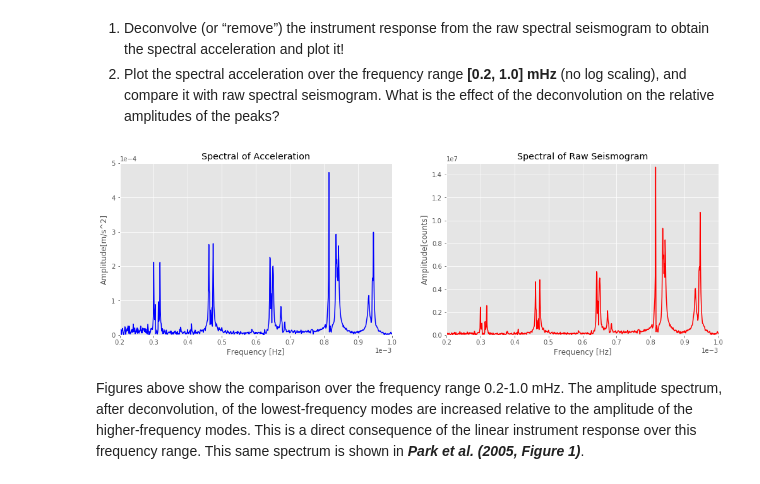
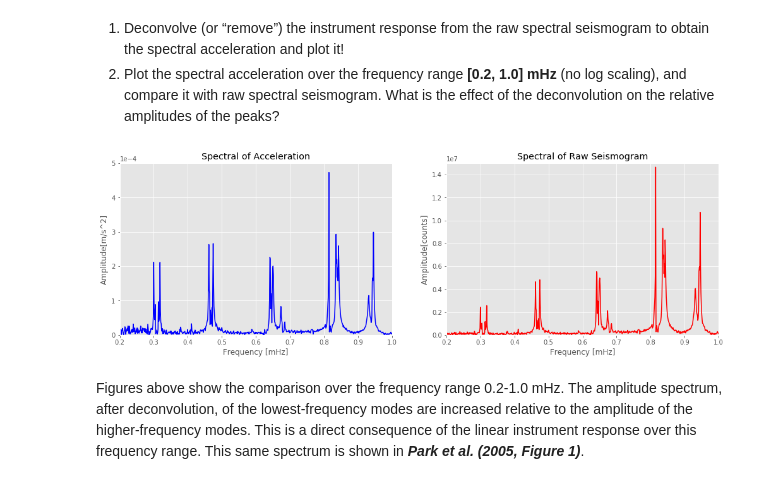
Before and after one commit to heinerigel/2017-JupyterNotebooksForGeophysics, a Jupyter notebook: Notebooks/05_SumatraEarthquake/Sumatra_PartA_presentation/SumatraA_Problem2.ipynb, the cells around one changed output. Saved outputs shown, nothing was run; the diff lists cells and outputs as text; code cells hidden in the pictures.

```diff
--- a/Notebooks/05_SumatraEarthquake/Sumatra_PartA_presentation/SumatraA_Problem2.ipynb
+++ b/Notebooks/05_SumatraEarthquake/Sumatra_PartA_presentation/SumatraA_Problem2.ipynb
@@ -65,14 +65,14 @@ stream = st.copy()
 tr = stream[0]
 
 # Choosing the 1st stream, Specify sampling parameters and Nyquist frequency
-npts = stream[0].stats.npts           # number of samples
-df = stream[0].stats.sampling_rate    # sampling rate
-nsec = npts/df                        # sampling time
-timestep = 1/df                       # time step
-fNy = df / 2.0                        # Nyquist frequency
-dur_sec = npts/df                     # Duration of the seismogram in second
-dur_day = dur_sec/(24*60*60)          # Duration of the seismogram in day
-time = np.linspace(0,nsec,(nsec*df))  # time axis for plotting
+npts = tr.stats.npts                            # number of samples
+df = tr.stats.sampling_rate                     # sampling rate
+nsec = npts/df                                  # sampling time
+timestep = 1/df                                 # time step
+fNy = df / 2.0                                  # Nyquist frequency
+dur_sec = npts/df                               # Duration of the seismogram in second
+dur_day = dur_sec/(24*60*60)                    # Duration of the seismogram in day
+time = np.linspace(0,nsec,(nsec*df))/(24*3600)  # time axis for plotting (in day)
 
 print ("1. The duration of the seismogram is", dur_sec, "seconds or", dur_day, "days")
 print ("2. The time step is", timestep, "s")
@@ -86,8 +86,9 @@ plt.rcParams['lines.linewidth'] = 0.5
 plt.plot(time,tr.data)
 #print (starttime)                    #identify the start time of the seismogram
 plt.title('CAN[LHZ], starting time:2004-12-25T00:58:53.000000Z')
-plt.xlabel('Time [s]')
+plt.xlabel('Time [day]')
 plt.ylabel('Counts')
+plt.xlim(0,10)
 plt.ylim(-3E4,3E4)
 # %% [output]
 1. The duration of the seismogram is 863999.0 seconds or 9.999988425925926 days
@@ -158,8 +159,8 @@ The main features in the 10-day seismogram at Canberra are:
 5. What is the minimum (non-zero) allowable frequency and why? What is the corresponding period?
 # %%
 # Take a copy of the stream to avoid overwriting the original data
-can = st.copy()
-y  = can[0].data
+stream2 = st.copy()
+y = stream2[0].data
 
 # Taper
 taper_percentage = 0.1                          # Percentage of tapering applied to signal
@@ -172,11 +173,11 @@ y_detrend = detrend(y_taper, 'linear')
 # Frequency Domain
 y_fnew = np.fft.rfft(y_detrend)
 
-# zeros padding
+# Zeros padding
 y_pad = np.lib.pad(y_detrend, (92289,92289),'constant',constant_values=(0,0))
 y_fpad= np.fft.rfft(y_pad)
 
-#plotting parameter
+# Plotting parameter
 plt.rcParams['figure.figsize'] = 17, 7
 plt.rcParams['lines.linewidth'] = 2
 
@@ -347,38 +348,38 @@ $$X_a(w)I_a(w) = C(w)$$
 # %%
 # Deconvolution
 # Remember to copy the waveform!
 
 tr_de = st.select(component="Z").copy().remove_response(inventory=inv, output="ACC")[0].taper(0.05)
 
 D = np.fft.rfft(tr_de.data)
 freqs = np.fft.rfftfreq(tr_de.stats.npts, d=tr_de.stats.delta)
 
-#plotting parameter
+# Plotting parameter
 plt.rcParams['figure.figsize'] = 17, 5
 plt.rcParams['lines.linewidth'] = 0.5
 
-# spectral of acceleration
+# Spectral of acceleration
 plt.subplot(121)
-plt.plot(freqs, np.abs(D),'b', lw=1.5)
-plt.xlim(0.2E-3, 1.0E-3)
+plt.plot(freqs*1000, np.abs(D),'b', lw=1.5)
+plt.xlim(0.2, 1.0)
 plt.ylim(0.0, 5.0E-4)
 plt.title('Spectral of Acceleration')
-plt.xlabel('Frequency [Hz]')
+plt.xlabel('Frequency [mHz]')
 plt.ylabel('Amplitude[m/s^2]')
 plt.ticklabel_format(style='sci', axis='both', scilimits=(0,0))
 
-# spectral of raw seismogram
+# Spectral of raw seismogram
 plt.subplot(122)
-plt.plot(freq, abs(y_fnew), 'r', lw=1.5)
-plt.xlim(0.2E-3, 1.0E-3)
+plt.plot(freq*1000, abs(y_fnew), 'r', lw=1.5)
+plt.xlim(0.2, 1.0)
 plt.ylim(0.0, 1.5E7)
 plt.title('Spectral of Raw Seismogram')
-plt.xlabel('Frequency [Hz]')
+plt.xlabel('Frequency [mHz]')
 plt.ylabel('Amplitude[counts]')
 plt.ticklabel_format(style='sci', axis='x', scilimits=(0,0))
 plt.show()
 # %% [output]
-[figure, old version]
+[figure, new version]
 # %% [markdown]
 Figures above show the comparison over the frequency range 0.2-1.0 mHz. The amplitude spectrum, after deconvolution, of the lowest-frequency modes are increased relative to the amplitude of the higher-frequency modes. This is a direct consequence
 of the linear instrument response over this frequency range. This same spectrum is shown in <i><b>Park et al. (2005, Figure 1)</i></b>.
```
Also changed, not shown: parts of 3 cells of this notebook.
